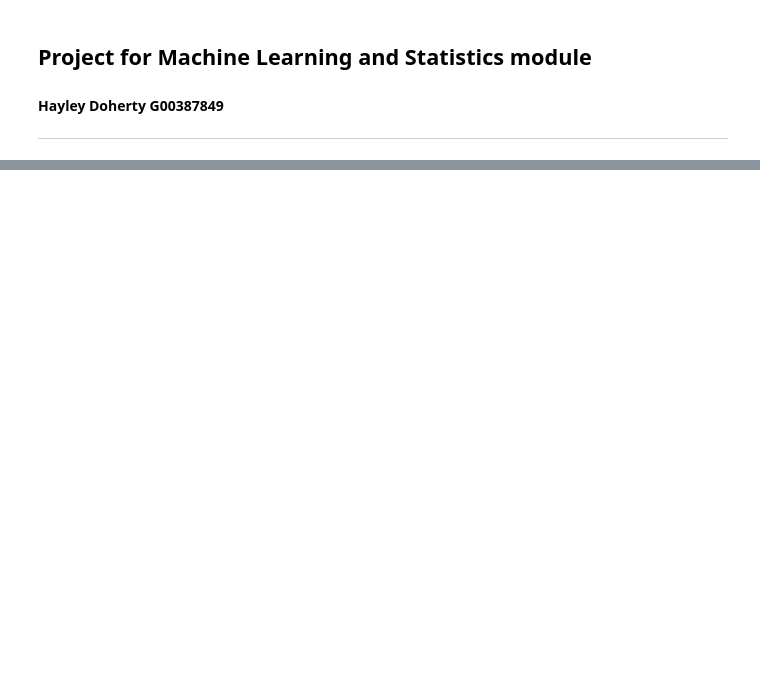
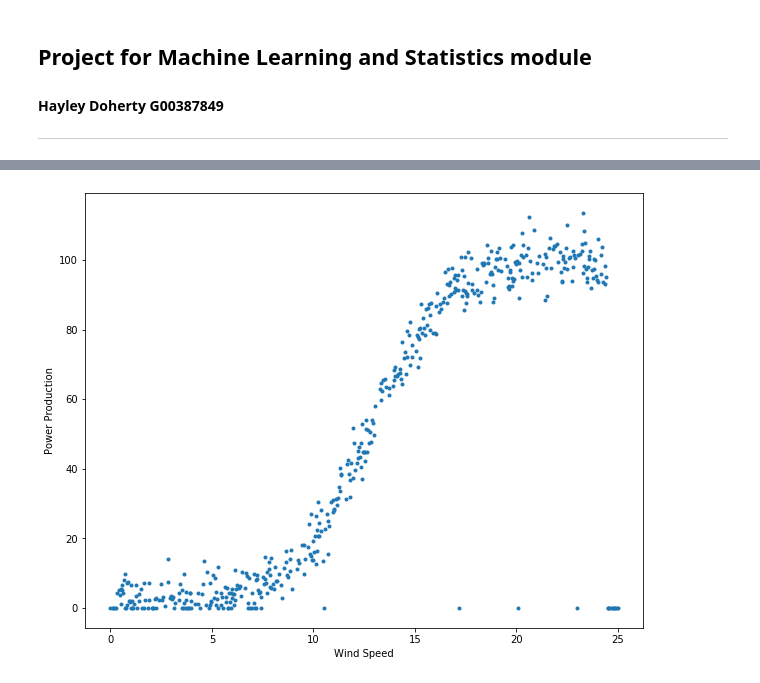
Before and after one commit to hayleydoherty/ProgMachineLS, a Jupyter notebook: Project.ipynb, the cells around one changed output, grey strips where cells are left out. Drawn from its saved outputs; the diff is of its cells as text; code cells hidden in the pictures; blank space fills up the shorter version.

```diff
--- a/Project.ipynb
+++ b/Project.ipynb
@@ -317,0 +42,9 @@ knn.score(x, y)
+# %%
+# plot the data
+plt.figure(figsize=(10, 8))
+plt.plot(x, y, '.')
+plt.xlabel('Wind Speed')
+plt.ylabel('Power Production')
+plt.show()
+# %% [output]
+[figure, added]
```
Also changed, not shown: parts of 51 cells of this notebook, 5 other files.
